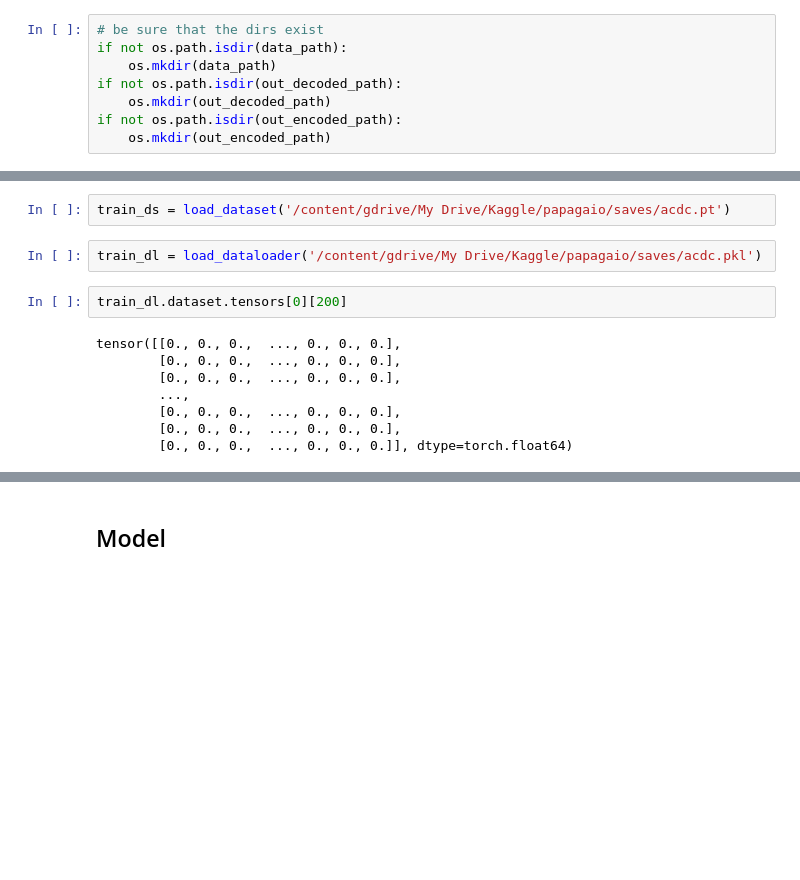
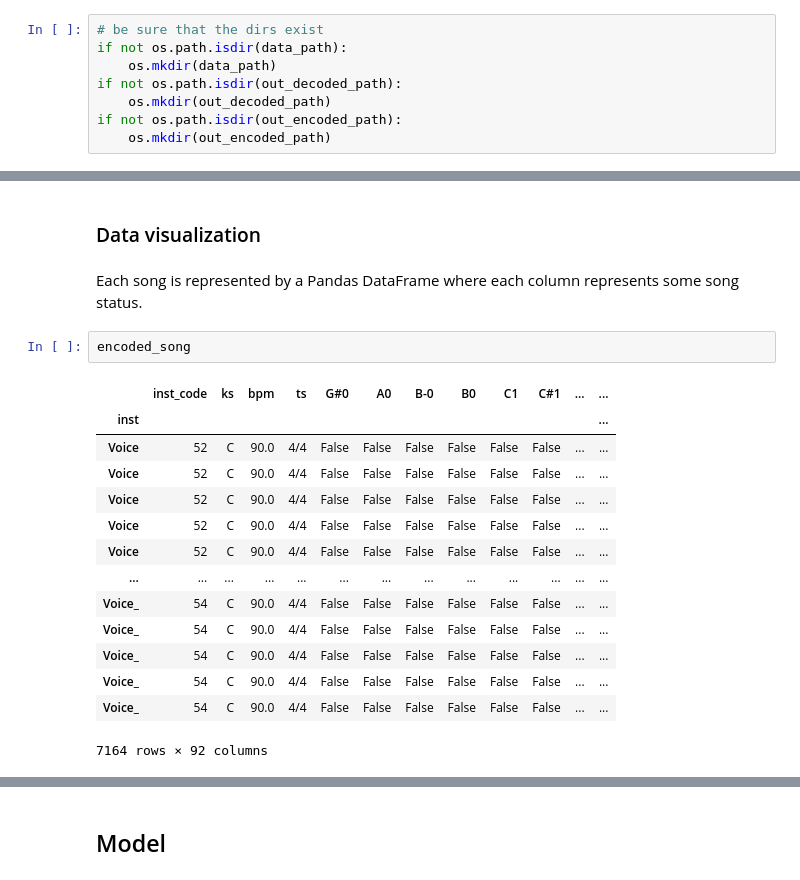
Before and after one commit to petcomputacaoufrgs/papagaio, a Jupyter notebook: src/MusicGeneratorLSTM.ipynb, the cells around one changed output, grey strips where cells are left out. Saved outputs shown, nothing was run; the diff lists cells and outputs as text; blank space fills up the shorter version.

Commit message:
update data preprocessing to make it run with the new encoding

```diff
--- a/src/MusicGeneratorLSTM.ipynb
+++ b/src/MusicGeneratorLSTM.ipynb
@@ -112,14 +90,21 @@ IndexError: ignored
-# %%
-train_ds = load_dataset('/content/gdrive/My Drive/Kaggle/papagaio/saves/acdc.pt')
-# %%
-train_dl = load_dataloader('/content/gdrive/My Drive/Kaggle/papagaio/saves/acdc.pkl')
-# %%
-train_dl.dataset.tensors[0][200]
-# %% [output]
-tensor([[0., 0., 0.,  ..., 0., 0., 0.],
-        [0., 0., 0.,  ..., 0., 0., 0.],
-        [0., 0., 0.,  ..., 0., 0., 0.],
-        ...,
-        [0., 0., 0.,  ..., 0., 0., 0.],
-        [0., 0., 0.,  ..., 0., 0., 0.],
-        [0., 0., 0.,  ..., 0., 0., 0.]], dtype=torch.float64)
+# %% [markdown]
+### Data visualization
+# %% [markdown]
+Each song is represented by a Pandas DataFrame where each column represents some song status.
+# %%
+encoded_song
+# %% [output]
+|  | inst_code | ks | bpm | ts | G#0 | A0 | B-0 | B0 | C1 | C#1 | ... | ... |
+| inst |  |  |  |  |  |  |  |  |  |  |  | ... |
+| Voice | 52 | C | 90.0 | 4/4 | False | False | False | False | False | False | ... | ... |
+| Voice | 52 | C | 90.0 | 4/4 | False | False | False | False | False | False | ... | ... |
+| Voice | 52 | C | 90.0 | 4/4 | False | False | False | False | False | False | ... | ... |
+| Voice | 52 | C | 90.0 | 4/4 | False | False | False | False | False | False | ... | ... |
+| Voice | 52 | C | 90.0 | 4/4 | False | False | False | False | False | False | ... | ... |
+| ... | ... | ... | ... | ... | ... | ... | ... | ... | ... | ... | ... | ... |
+| Voice_ | 54 | C | 90.0 | 4/4 | False | False | False | False | False | False | ... | ... |
+| Voice_ | 54 | C | 90.0 | 4/4 | False | False | False | False | False | False | ... | ... |
+| Voice_ | 54 | C | 90.0 | 4/4 | False | False | False | False | False | False | ... | ... |
+| Voice_ | 54 | C | 90.0 | 4/4 | False | False | False | False | False | False | ... | ... |
+| Voice_ | 54 | C | 90.0 | 4/4 | False | False | False | False | False | False | ... | ... |
+7164 rows × 92 columns
```
Also changed, not shown: parts of 24 cells of this notebook.
